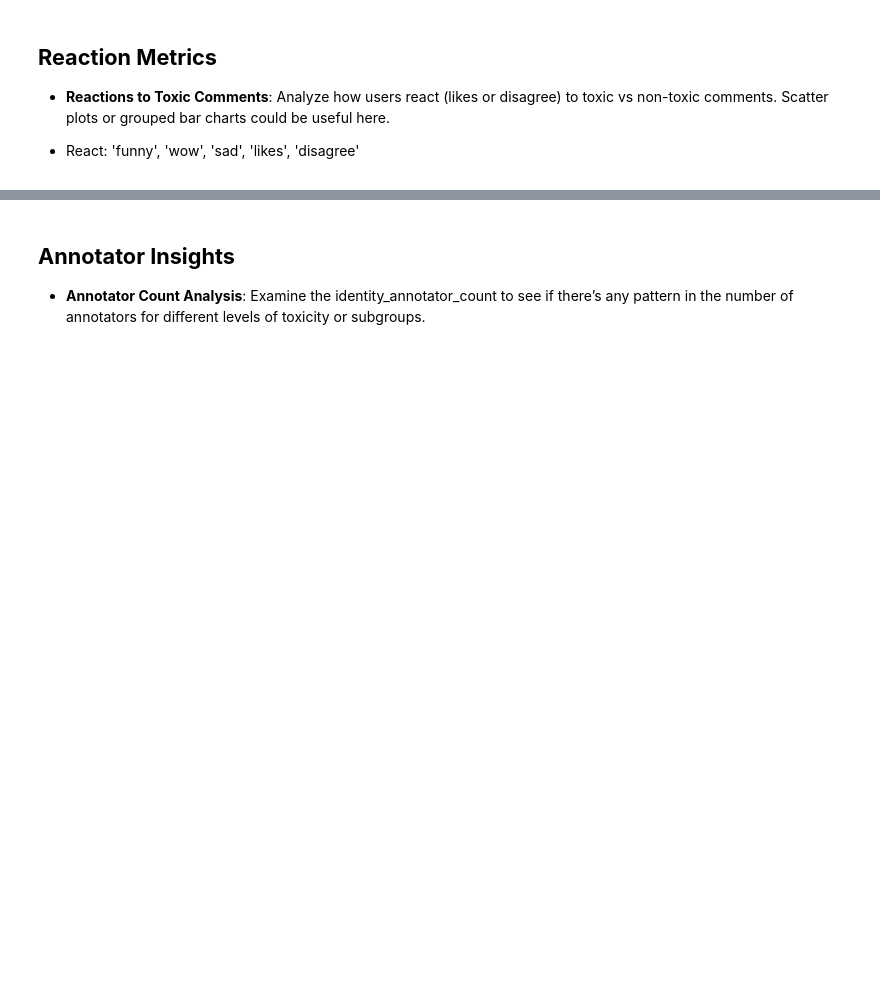
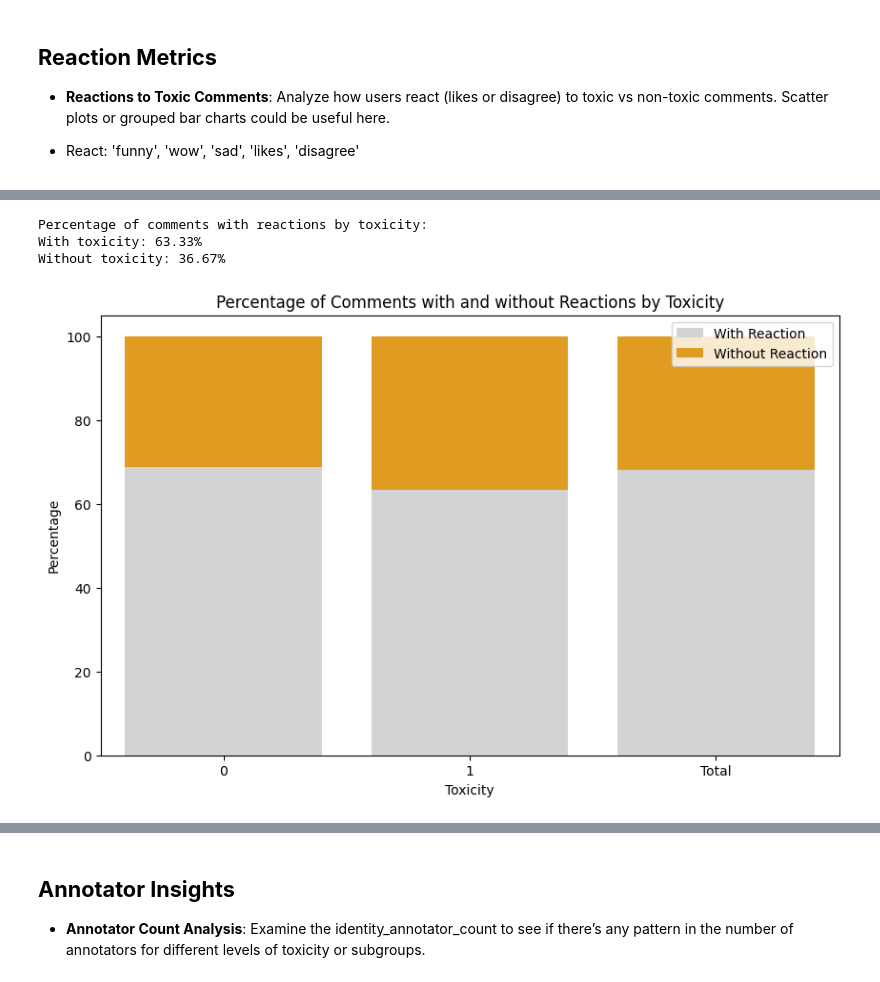
Before and after one commit to LexiGuard/lexiguard, a Jupyter notebook: EDA-Andre-visual.ipynb, the cells around one changed output, grey strips where cells are left out. Drawn from its saved outputs; the diff is of its cells as text; code cells hidden in the pictures; blank space fills up the shorter version.

```diff
--- a/EDA-Andre-visual.ipynb
+++ b/EDA-Andre-visual.ipynb
@@ -115,0 +207,31 @@ react = ['funny', 'wow', 'sad', 'likes', 'disagree']
+# %%
+# Calculate the total number of comments with any reaction
+df_react['any_reaction'] = (df_react[['funny', 'wow', 'sad', 'likes', 'disagree']] > 0).any(axis=1)
+
+# Create a contingency table to count occurrences
+contingency_table = pd.crosstab(df_react['toxic'], df_react['any_reaction'], margins=True, margins_name="Total")
+
+# Calculate percentages
+percentage_comments_with_reaction_and_toxic = (contingency_table[True] / contingency_table['Total']) * 100
+percentage_comments_without_reaction_and_toxic = (contingency_table[False] / contingency_table['Total']) * 100
+
+# Print the percentages
+print("Percentage of comments with reactions by toxicity:")
+print(f"With toxicity: {percentage_comments_with_reaction_and_toxic[True]:.2f}%")
+print(f"Without toxicity: {percentage_comments_without_reaction_and_toxic[True]:.2f}%")
+
+# Plot the percentages
+plt.figure(figsize=(10, 6))
+sns.barplot(x=contingency_table.index, y=percentage_comments_with_reaction_and_toxic, color='lightgray', label='With Reaction')
+sns.barplot(x=contingency_table.index, y=percentage_comments_without_reaction_and_toxic, color='orange', label='Without Reaction', bottom=percentage_comments_with_reaction_and_toxic)
+
+plt.title('Percentage of Comments with and without Reactions by Toxicity')
+plt.xlabel('Toxicity')
+plt.ylabel('Percentage')
+plt.legend()
+plt.show()
+# %% [output]
+Percentage of comments with reactions by toxicity:
+With toxicity: 63.33%
+Without toxicity: 36.67%
+[figure, added]
```
Also changed, not shown: parts of 14 cells of this notebook, 1 other file.
